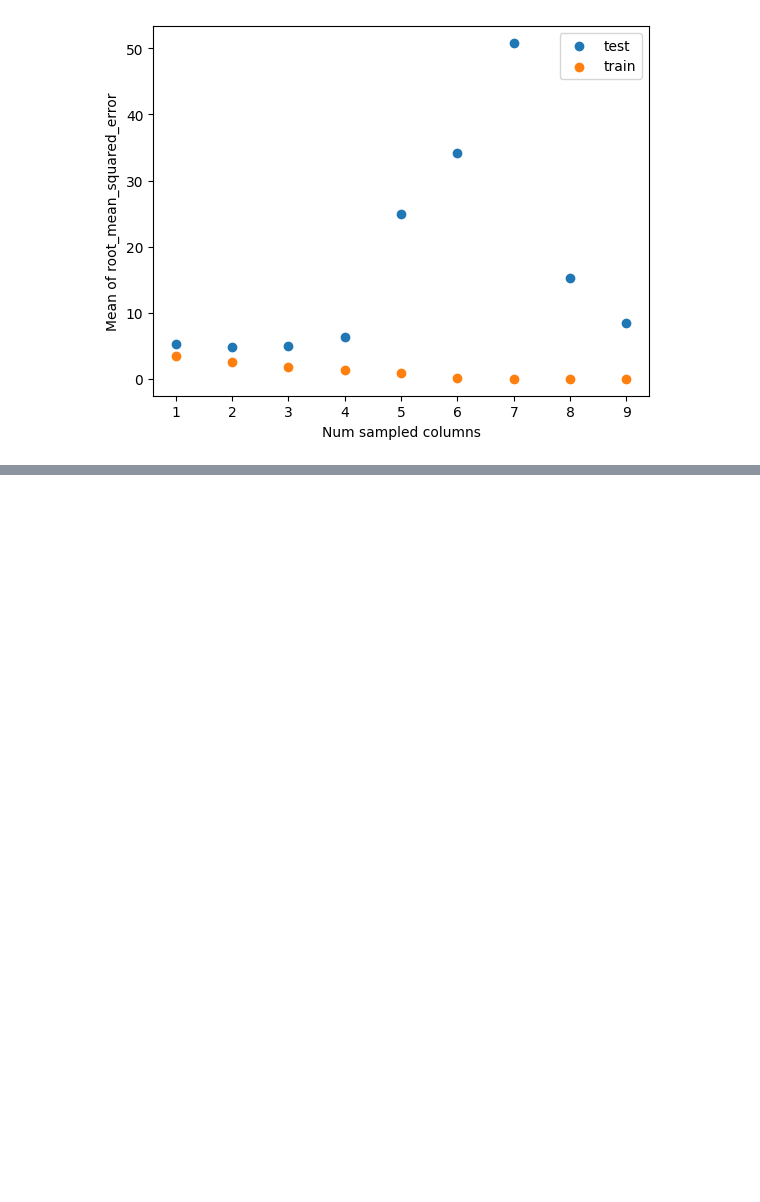
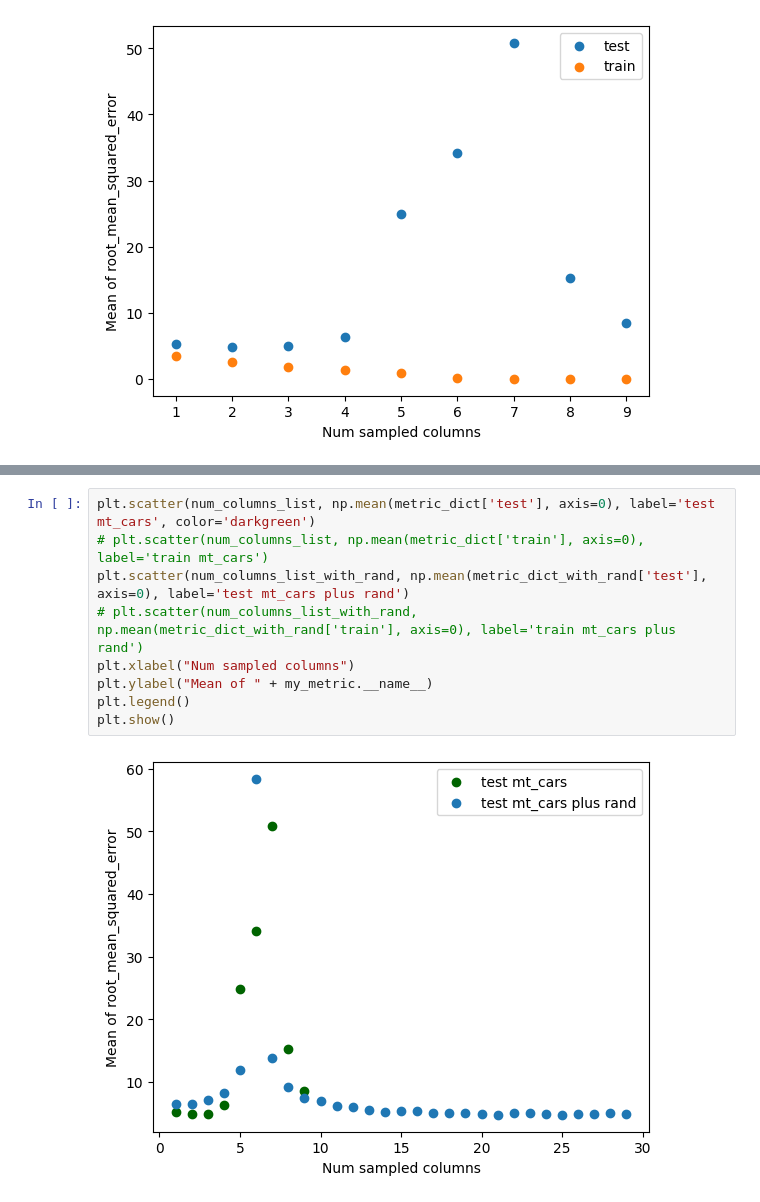
Before and after one commit to jeanimal/double_descent_dar, a Jupyter notebook: double_descent_mtcars_reg.ipynb, the cells around one changed output, grey strips where cells are left out. Cells and saved outputs as stored; diff of their text form; blank space fills up the shorter version.

```diff
--- a/double_descent_mtcars_reg.ipynb
+++ b/double_descent_mtcars_reg.ipynb
@@ -316,0 +359,11 @@ plt.show()
+# %%
+plt.scatter(num_columns_list, np.mean(metric_dict['test'], axis=0), label='test mt_cars', color='darkgreen')
+# plt.scatter(num_columns_list, np.mean(metric_dict['train'], axis=0), label='train mt_cars')
+plt.scatter(num_columns_list_with_rand, np.mean(metric_dict_with_rand['test'], axis=0), label='test mt_cars plus rand')
+# plt.scatter(num_columns_list_with_rand, np.mean(metric_dict_with_rand['train'], axis=0), label='train mt_cars plus rand')
+plt.xlabel("Num sampled columns")
+plt.ylabel("Mean of " + my_metric.__name__)
+plt.legend()
+plt.show()
+# %% [output]
+[figure, added]
```
Also changed, not shown: parts of 8 cells of this notebook.
